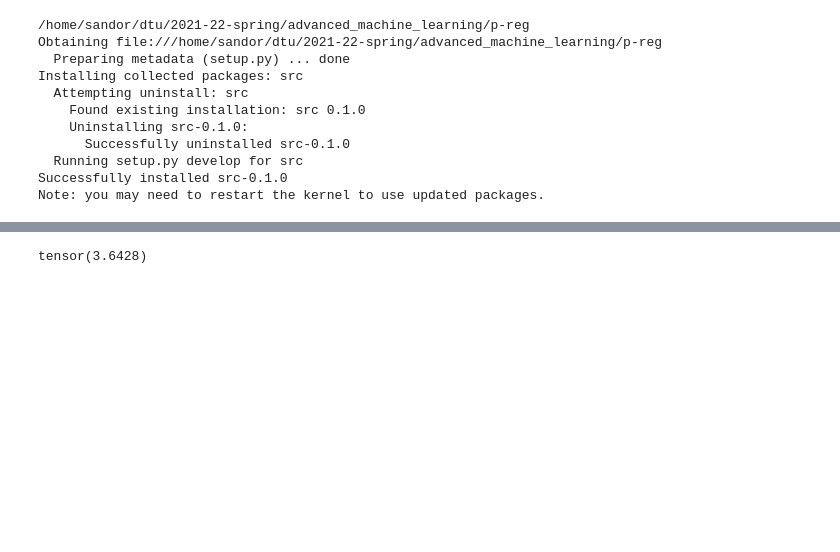
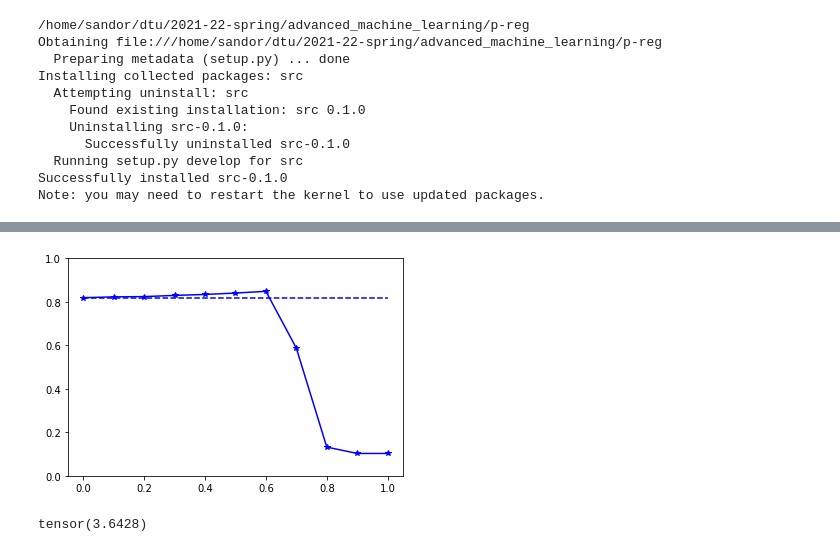
Before and after one commit to sandorfoldi/p-reg, a Jupyter notebook: notebooks/4.1-saf-higher-order-loss-train.ipynb, the cells around one changed output, grey strips where cells are left out. Cells and saved outputs as stored; diff of their text form; code cells hidden in the pictures; blank space fills up the shorter version.

```diff
--- a/notebooks/4.1-saf-higher-order-loss-train.ipynb
+++ b/notebooks/4.1-saf-higher-order-loss-train.ipynb
@@ -65,11 +65,11 @@ data = dataset[0].to(device)
 data = random_splits(data, 50, 20)
 # data = set_reg_mask(data, data.train_mask.shape[0])
 data.reg_mask = torch.ones_like(data.train_mask, dtype=torch.bool)
+
 L_cls = lambda x, y: F.nll_loss(torch.log(x), y, reduction='sum')
 L_preg = lambda x, y: F.cross_entropy(x, y, reduction='sum')
 
 A_hat = compute_a_hat(data)
-
 
 print('-------------------------------------------------------------')
 print(f'train size: {data.train_mask.sum()}')
@@ -80,7 +80,7 @@ print('-------------------------------------------------------------')
 
 metrics = []
 
-for mu in range(21):
+for mu in range(11):
     mu = mu / 10
 
     torch.manual_seed(1)
@@ -131,3 +115,16 @@ KeyboardInterrupt:
+# %%
+import pandas as pd
+import numpy as np
+
+
+df = pd.DataFrame(metrics)
+fig, ax = plt.subplots()
+ax.plot(df['mu'], df['test_acc'], '-b*')
+ax.plot(df['mu'], 11*[df['test_acc'][df['mu']==0]], '--b')
+ax.set(ylim=(0, 1))
+plt.show()
+# %% [output]
+[figure, added]
 # %%
 L_preg = lambda x, y: F.cross_entropy(x, y)
 
```
Also changed, not shown: parts of 2 cells of this notebook, 21 other files.
